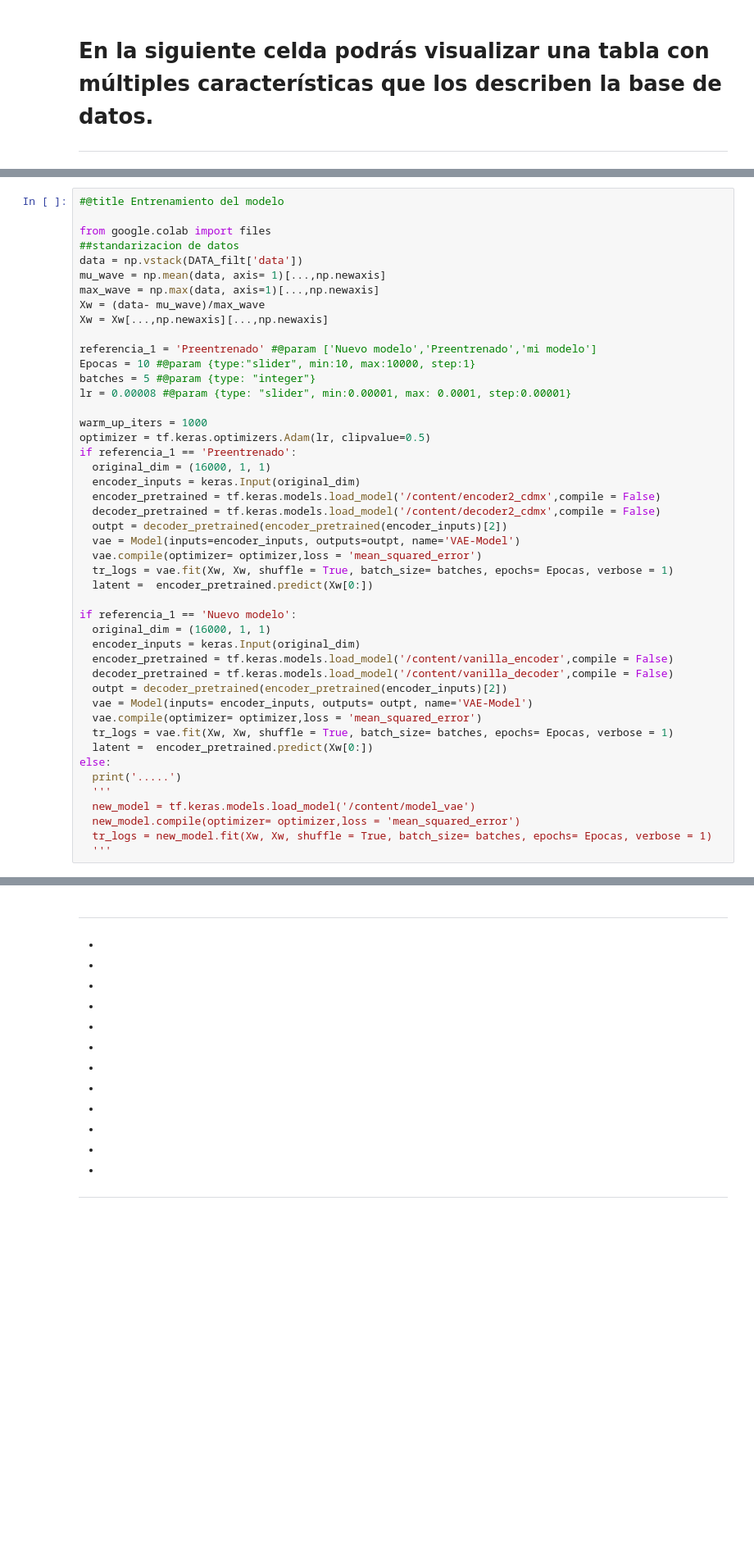
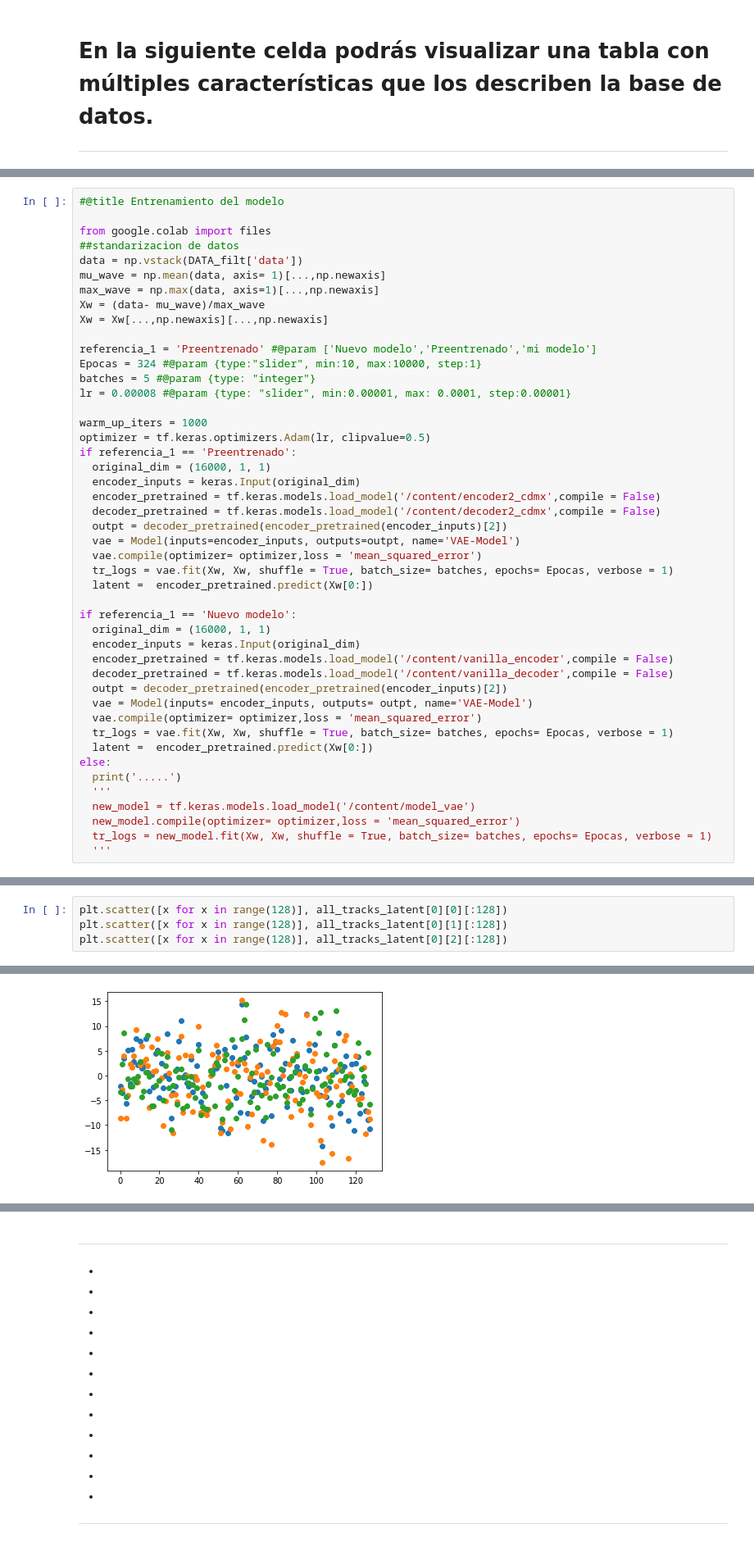
Before and after one commit to mezaga/ACIML, a Jupyter notebook: ACIML_seminario_prototype_final.ipynb, the cells around one changed output, grey strips where cells are left out. Shown at 82% size. Saved outputs shown, nothing was run; the diff lists cells and outputs as text; blank space fills up the shorter version.

```diff
--- a/ACIML_seminario_prototype_final.ipynb
+++ b/ACIML_seminario_prototype_final.ipynb
@@ -683,7 +729,7 @@ Xw = (data- mu_wave)/max_wave
 Xw = Xw[...,np.newaxis][...,np.newaxis]
 
 referencia_1 = 'Preentrenado' #@param ['Nuevo modelo','Preentrenado','mi modelo']
-Epocas = 10 #@param {type:"slider", min:10, max:10000, step:1}
+Epocas = 324 #@param {type:"slider", min:10, max:10000, step:1}
 batches = 5 #@param {type: "integer"}
 lr = 0.00008 #@param {type: "slider", min:0.00001, max: 0.0001, step:0.00001}
 
@@ -953,0 +1018,5 @@ HBox(children=(Button(description='Save', style=ButtonStyle()), Button(descripti
+# %%
+plt.scatter([x for x in range(128)], all_tracks_latent[0][0][:128])
+plt.scatter([x for x in range(128)], all_tracks_latent[0][1][:128])
+plt.scatter([x for x in range(128)], all_tracks_latent[0][2][:128])
+# %% [output]
@@ -953,0 +1024 @@ HBox(children=(Button(description='Save', style=ButtonStyle()), Button(descripti
+[figure, added]
```
Also changed, not shown: parts of 22 cells of this notebook.
